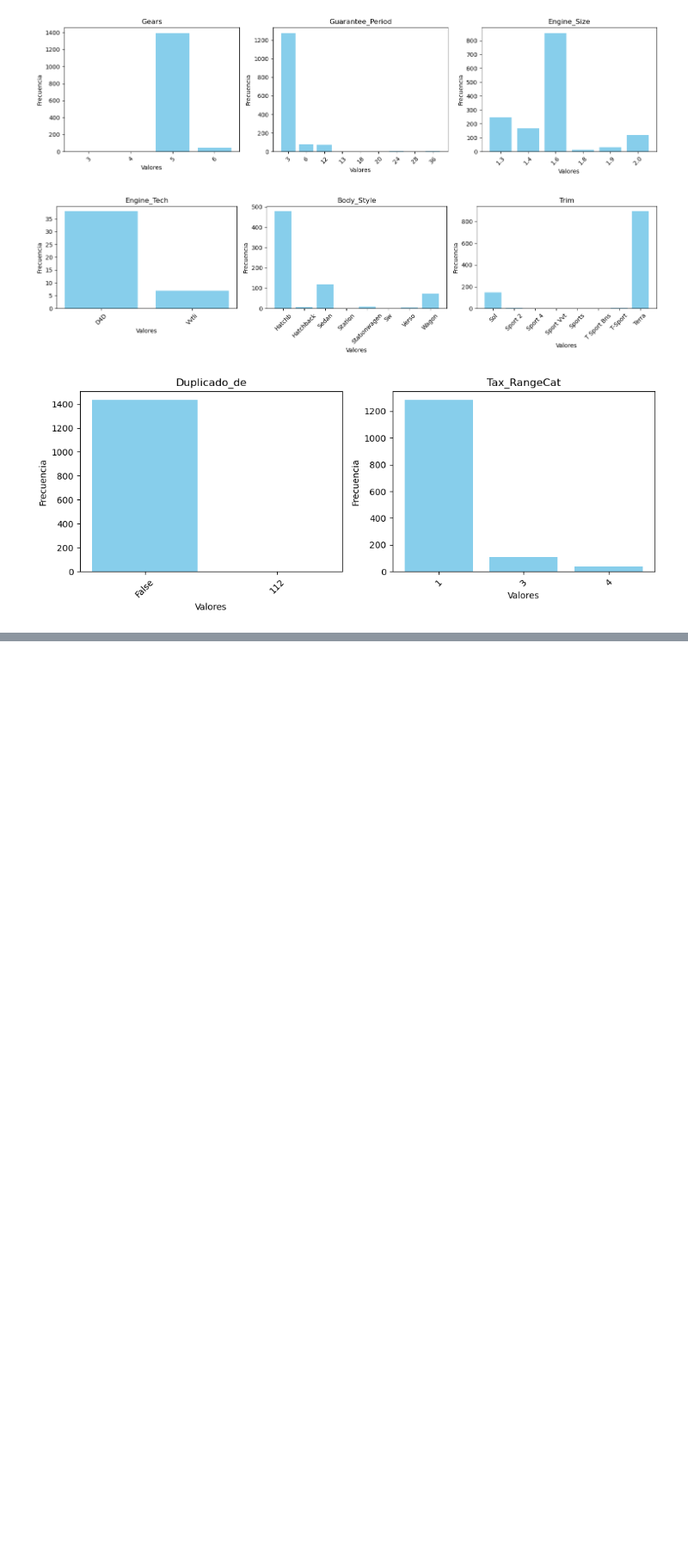
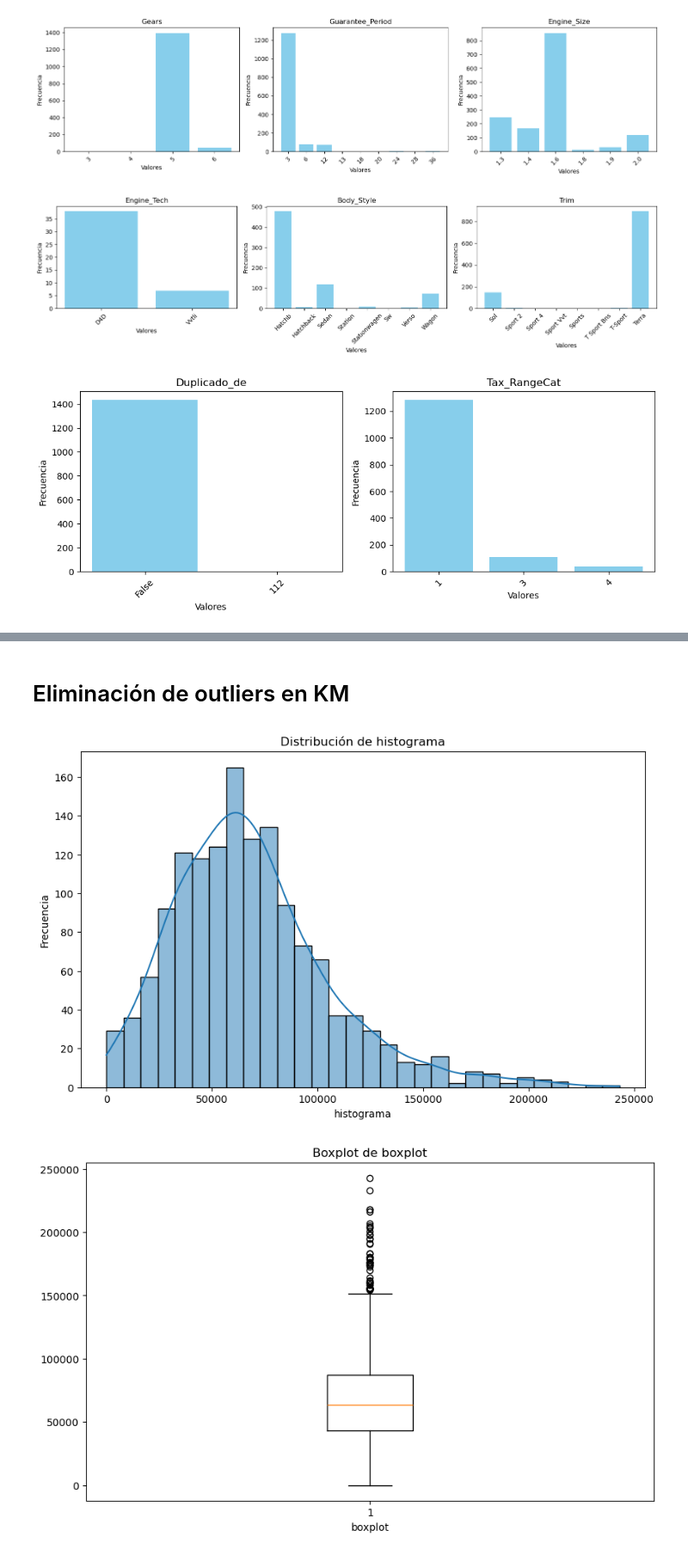
Before and after one commit to alvarotoledo01/parcial_toyotaCorolla, a Jupyter notebook: notebookD.ipynb, the cells around one changed output, grey strips where cells are left out. Shown at 86% size. Saved outputs shown, nothing was run; the diff lists cells and outputs as text; code cells hidden in the pictures; blank space fills up the shorter version.

```diff
--- a/notebookD.ipynb
+++ b/notebookD.ipynb
@@ -614,0 +666,8 @@ bar_por_lotes(df_toyota_enteras,3)
+# %% [markdown]
+# Eliminación de outliers en KM
+# %%
+histogram(df_toyota_continuas['KM'])
+boxplot(df_toyota_continuas['KM'])
+# %% [output]
+[figure, added]
+[figure, added]
```
Also changed, not shown: parts of 20 cells of this notebook.
